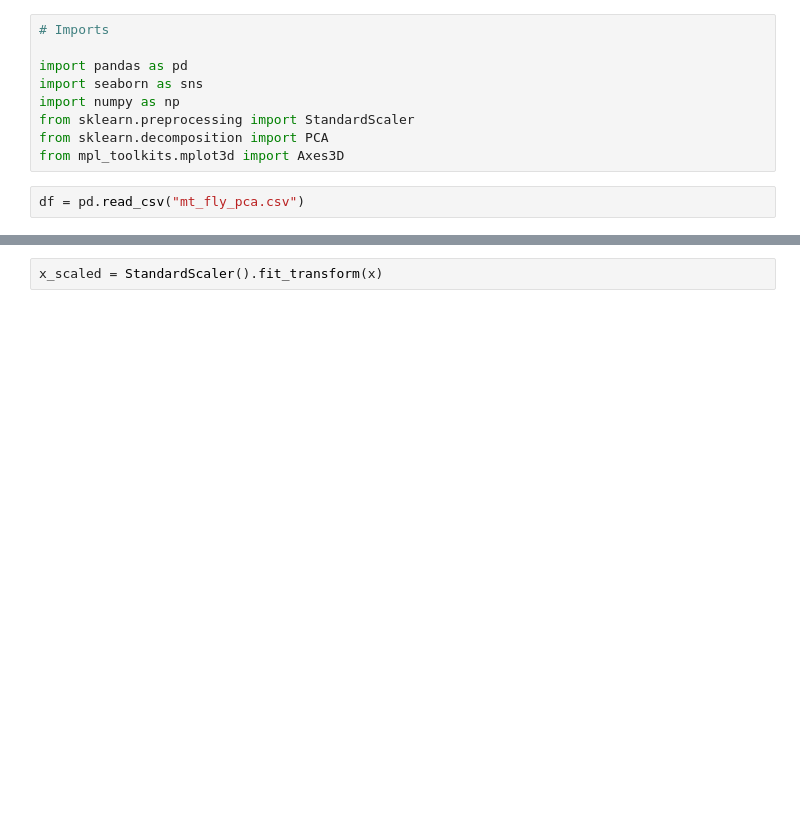
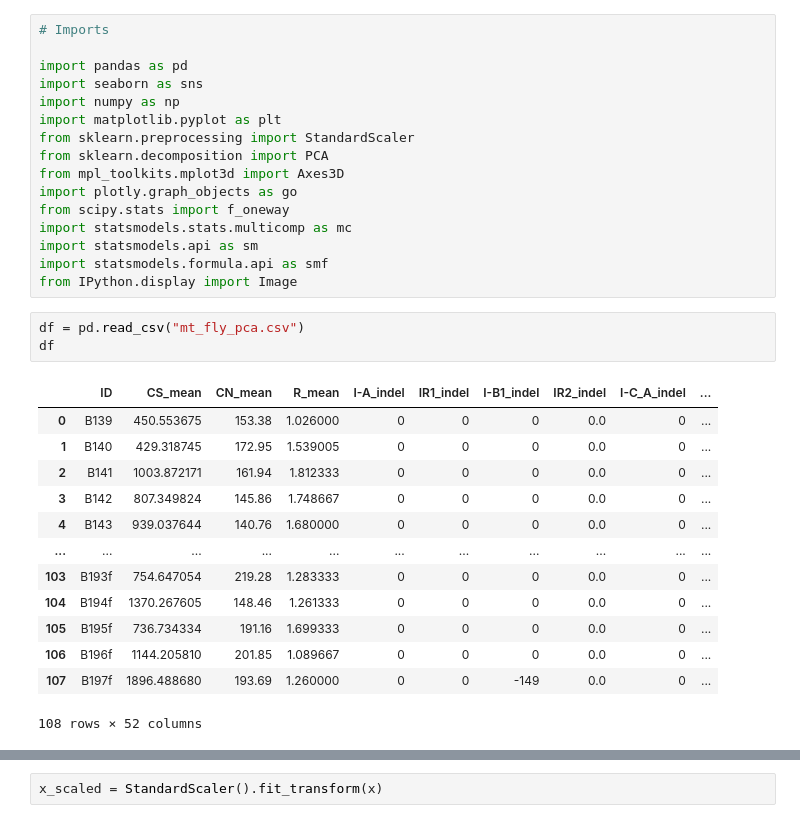
Before and after one commit to dylanwtodd/GrahamLab, a Jupyter notebook: mt_fly_PCA.ipynb, the cells around one changed output, grey strips where cells are left out. Drawn from its saved outputs; the diff is of its cells as text; blank space fills up the shorter version.

```diff
--- a/mt_fly_PCA.ipynb
+++ b/mt_fly_PCA.ipynb
@@ -4,10 +4,32 @@
 import pandas as pd
 import seaborn as sns
 import numpy as np
+import matplotlib.pyplot as plt
 from sklearn.preprocessing import StandardScaler
 from sklearn.decomposition import PCA
 from mpl_toolkits.mplot3d import Axes3D
+import plotly.graph_objects as go
+from scipy.stats import f_oneway
+import statsmodels.stats.multicomp as mc
+import statsmodels.api as sm
+import statsmodels.formula.api as smf
+from IPython.display import Image
 # %%
 df = pd.read_csv("mt_fly_pca.csv")
+df
+# %% [output]
+|  | ID | CS_mean | CN_mean | R_mean | I-A_indel | IR1_indel | I-B1_indel | IR2_indel | I-C_A_indel | ... |
+| 0 | B139 | 450.553675 | 153.38 | 1.026000 | 0 | 0 | 0 | 0.0 | 0 | ... |
+| 1 | B140 | 429.318745 | 172.95 | 1.539005 | 0 | 0 | 0 | 0.0 | 0 | ... |
+| 2 | B141 | 1003.872171 | 161.94 | 1.812333 | 0 | 0 | 0 | 0.0 | 0 | ... |
+| 3 | B142 | 807.349824 | 145.86 | 1.748667 | 0 | 0 | 0 | 0.0 | 0 | ... |
+| 4 | B143 | 939.037644 | 140.76 | 1.680000 | 0 | 0 | 0 | 0.0 | 0 | ... |
+| ... | ... | ... | ... | ... | ... | ... | ... | ... | ... | ... |
+| 103 | B193f | 754.647054 | 219.28 | 1.283333 | 0 | 0 | 0 | 0.0 | 0 | ... |
+| 104 | B194f | 1370.267605 | 148.46 | 1.261333 | 0 | 0 | 0 | 0.0 | 0 | ... |
+| 105 | B195f | 736.734334 | 191.16 | 1.699333 | 0 | 0 | 0 | 0.0 | 0 | ... |
+| 106 | B196f | 1144.205810 | 201.85 | 1.089667 | 0 | 0 | 0 | 0.0 | 0 | ... |
+| 107 | B197f | 1896.488680 | 193.69 | 1.260000 | 0 | 0 | -149 | 0.0 | 0 | ... |
+108 rows × 52 columns
 # %%
 #separate features from targets
```
Also changed, not shown: parts of 16 cells of this notebook, 3 other files.
